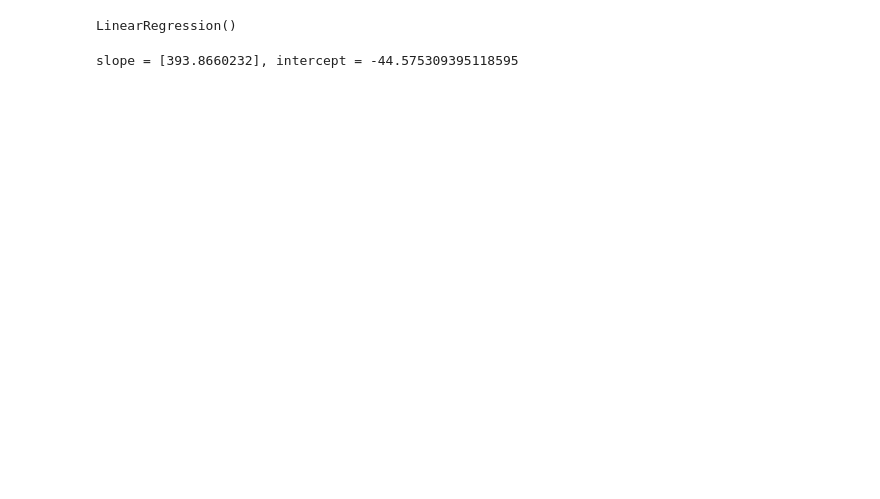
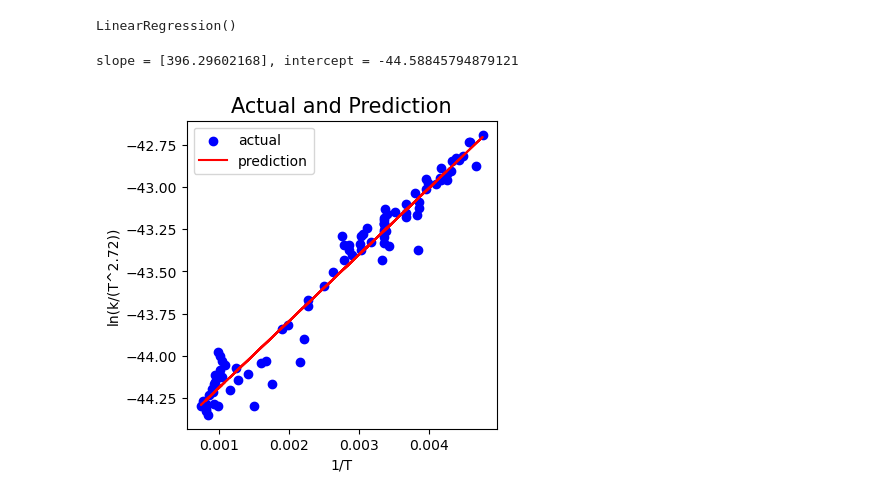
Before and after one commit to mjmortega/OH-methanol_LinearReg, a Jupyter notebook: OH-methanol_LinearReg/OH-methanol_LinearReg.ipynb, the cells around one changed output. Drawn from its saved outputs; the diff is of its cells as text; code cells hidden in the pictures; blank space fills up the shorter version.

```diff
--- a/OH-methanol_LinearReg/OH-methanol_LinearReg.ipynb
+++ b/OH-methanol_LinearReg/OH-methanol_LinearReg.ipynb
@@ -66,7 +50,7 @@ plt.show()
 model = LinearRegression()
 
 # convert X to a 2-D matrix
-model.fit(X_train.reshape(-1,1),y_train)
+model.fit(X.reshape(-1,1),y)
 # %% [output]
 LinearRegression()
 # %%
@@ -75,4 +59,17 @@ w = model.coef_
 b = model.intercept_
 print(f'slope = {w}, intercept = {b}')
 # %% [output]
-slope = [393.8660232], intercept = -44.575309395118595
+slope = [396.29602168], intercept = -44.58845794879121
+# %%
+y_pred = w*X + b
+
+fig, ax = plt.subplots(1,1,figsize=(4,4))
+ax.set_title('Actual and Prediction', fontsize=15)
+ax.set_xlabel('1/T')
+ax.set_ylabel('ln(k/(T^2.72))')
+ax.scatter(X,y,color = 'blue', label='actual')
+ax.plot(X,y_pred, color='red', label='prediction')
+ax.legend(loc='upper left')
+plt.show()
+# %% [output]
+[figure, added]
```
Also changed, not shown: parts of 2 cells of this notebook.
